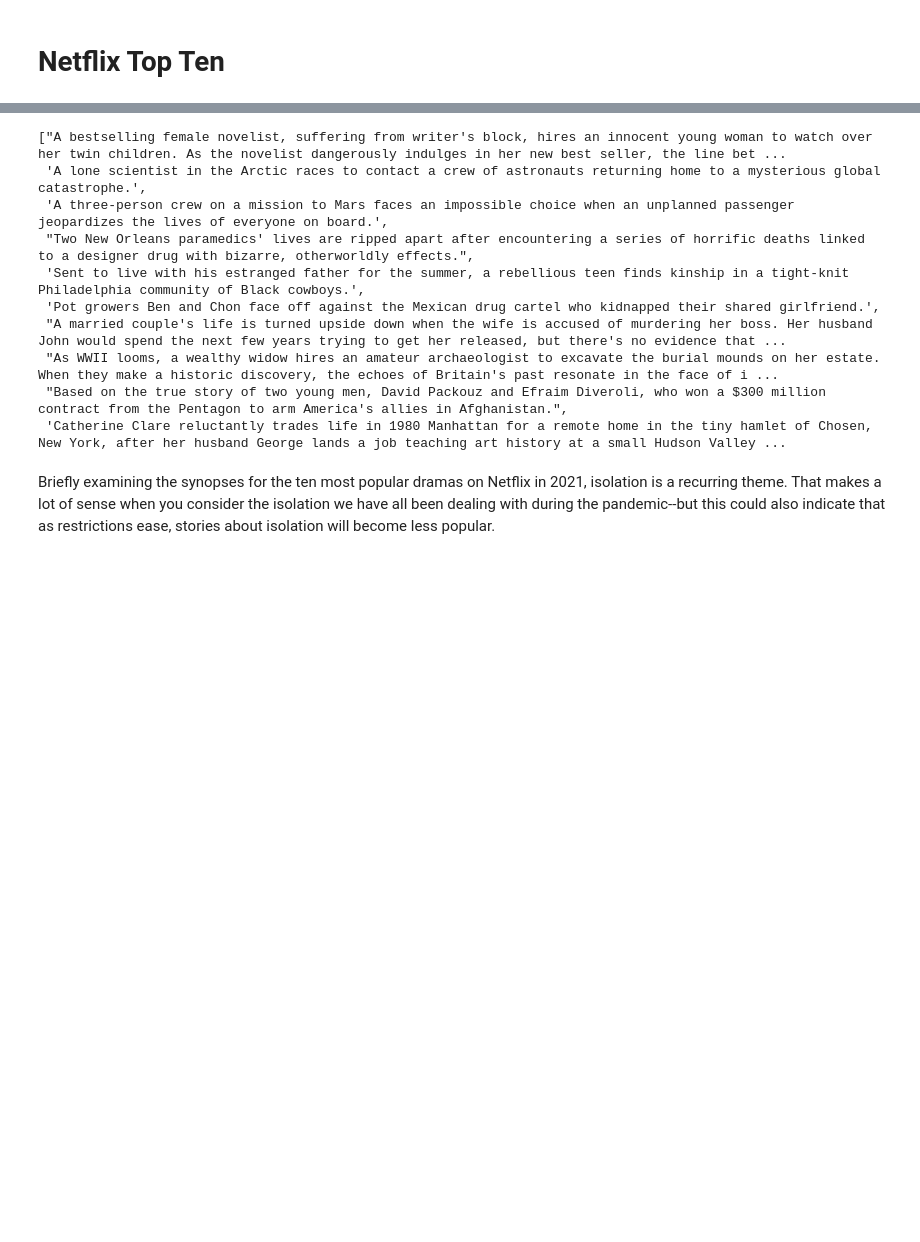
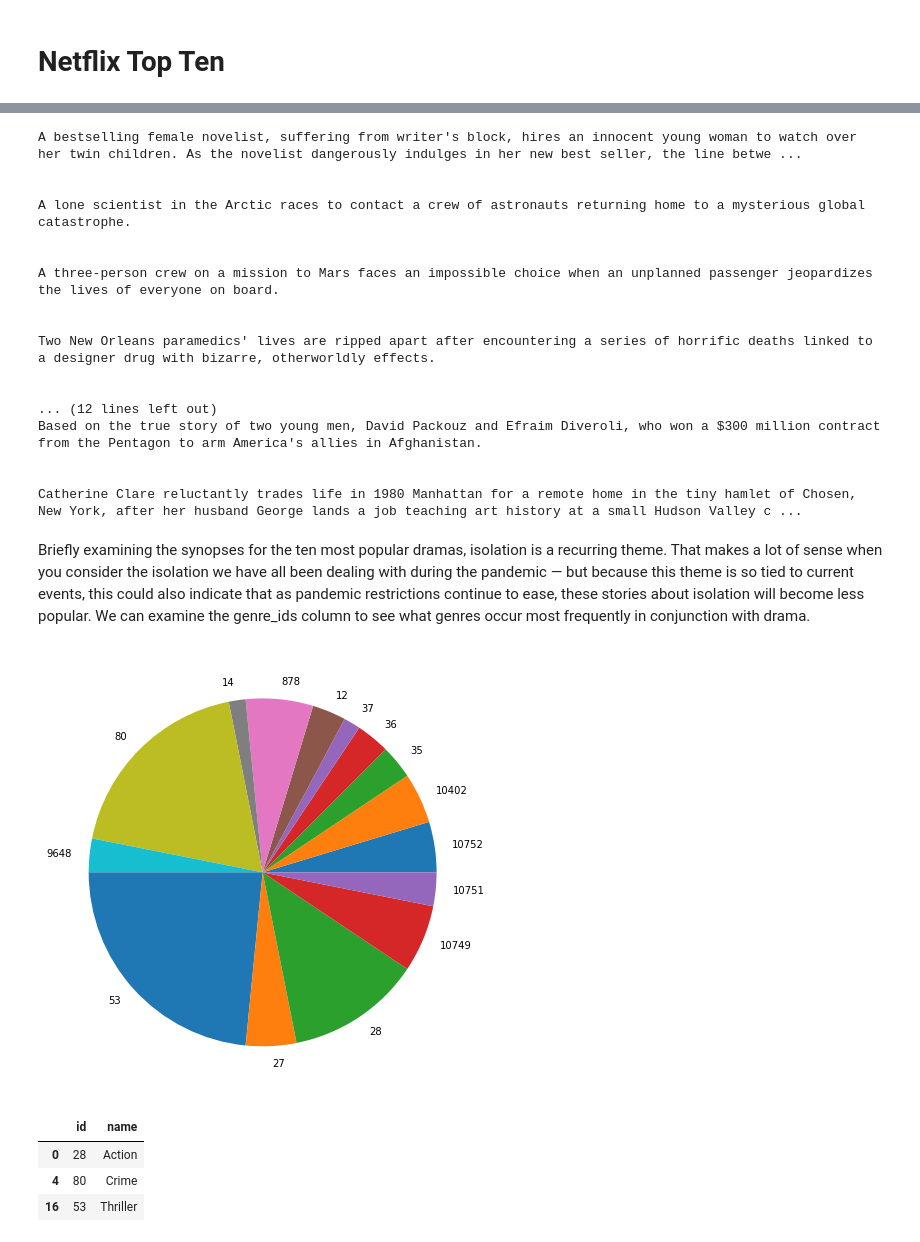
Before and after one commit to zelda4669/movie-data-analysis, a Jupyter notebook: Netflix Top Ten.ipynb, the cells around one changed output, grey strips where cells are left out. Drawn from its saved outputs; the diff is of its cells as text; code cells hidden in the pictures; blank space fills up the shorter version.

```diff
--- a/Netflix Top Ten.ipynb
+++ b/Netflix Top Ten.ipynb
@@ -37,5 +45,5 @@ We can see from this graph that dramas are much more popular than any other genr
 # %%
-dramas = movie_genres.loc[(movie_genres['genre_ids'] == 18) & (movie_genres['Type'] == 'Movie')]
+dramas = movie_genres.loc[movie_genres['genre_ids'] == 18]
 drama_details = dramas.merge(df, on='Title')
 drama_details.drop(columns=['genre_ids_x', 'Type_x', 'Type_y', 'Viewership Score_y', 'first_air_date', 'id', 'media_type', 'name', 'origin_country'], inplace=True)
-drama_details
+drama_details.head()
@@ -42,15 +57,53 @@ drama_details
 # %%
-list(drama_details['overview'][:10])
+#print synopsis for the first ten titles in the dataframe
+for i in list(drama_details['overview'][:10]):
+    print(i)
+    print('\n')
 # %% [output]
-["A bestselling female novelist, suffering from writer's block, hires an innocent young woman to watch over her twin children. As the novelist dangerously indulges in her new best seller, the line bet ...
- 'A lone scientist in the Arctic races to contact a crew of astronauts returning home to a mysterious global catastrophe.',
- 'A three-person crew on a mission to Mars faces an impossible choice when an unplanned passenger jeopardizes the lives of everyone on board.',
- "Two New Orleans paramedics' lives are ripped apart after encountering a series of horrific deaths linked to a designer drug with bizarre, otherworldly effects.",
- 'Sent to live with his estranged father for the summer, a rebellious teen finds kinship in a tight-knit Philadelphia community of Black cowboys.',
- 'Pot growers Ben and Chon face off against the Mexican drug cartel who kidnapped their shared girlfriend.',
- "A married couple's life is turned upside down when the wife is accused of murdering her boss. Her husband John would spend the next few years trying to get her released, but there's no evidence that ...
- "As WWII looms, a wealthy widow hires an amateur archaeologist to excavate the burial mounds on her estate. When they make a historic discovery, the echoes of Britain's past resonate in the face of i ...
- "Based on the true story of two young men, David Packouz and Efraim Diveroli, who won a $300 million contract from the Pentagon to arm America's allies in Afghanistan.",
- 'Catherine Clare reluctantly trades life in 1980 Manhattan for a remote home in the tiny hamlet of Chosen, New York, after her husband George lands a job teaching art history at a small Hudson Valley ...
+A bestselling female novelist, suffering from writer's block, hires an innocent young woman to watch over her twin children. As the novelist dangerously indulges in her new best seller, the line betwe ...
+
+
+A lone scientist in the Arctic races to contact a crew of astronauts returning home to a mysterious global catastrophe.
+
+
+A three-person crew on a mission to Mars faces an impossible choice when an unplanned passenger jeopardizes the lives of everyone on board.
+
+
+Two New Orleans paramedics' lives are ripped apart after encountering a series of horrific deaths linked to a designer drug with bizarre, otherworldly effects.
+
+
+... (12 lines left out)
+Based on the true story of two young men, David Packouz and Efraim Diveroli, who won a $300 million contract from the Pentagon to arm America's allies in Afghanistan.
+
+
+Catherine Clare reluctantly trades life in 1980 Manhattan for a remote home in the tiny hamlet of Chosen, New York, after her husband George lands a job teaching art history at a small Hudson Valley c ...
 # %% [markdown]
-Briefly examining the synopses for the ten most popular dramas on Netflix in 2021, isolation is a recurring theme. That makes a lot of sense when you consider the isolation we have all been dealing with during the pandemic--but this could also indicate that as restrictions ease, stories about isolation will become less popular.
+Briefly examining the synopses for the ten most popular dramas, isolation is a recurring theme. That makes a lot of sense when you consider the isolation we have all been dealing with during the pandemic — but because this theme is so tied to current events, this could also indicate that as pandemic restrictions continue to ease, these stories about isolation will become less popular. We can examine the genre_ids column to see what genres occur most frequently in conjunction with drama.
+# %%
+#define a function that counts the frequency of genres in the genre_id column
+def genre_count(series):
+    g = []
+    genres = {}
+    for i in series:
+        g.extend(i)
+    x = list(set(g))
+    for i in x:
+        genres[i] = 0
+    for i in g:
+        genres[i] += 1
+    return genres
+# %%
+drama_chart = genre_count(drama_details['genre_ids_y'])
+drama_chart.pop(18)
+fig = plt.figure(figsize=(8,8))
+plt.pie(drama_chart.values(), labels = drama_chart.keys());
+# %% [output]
+[figure, added]
+# %%
+#What genre is id 53?
+genres.loc[(genres['id'] == 53) | (genres['id'] == 80) | (genres['id'] == 28)]
+# %% [output]
+|  | id | name |
+| 0 | 28 | Action |
+| 4 | 80 | Crime |
+| 16 | 53 | Thriller |
```
Also changed, not shown: parts of 22 cells of this notebook.
